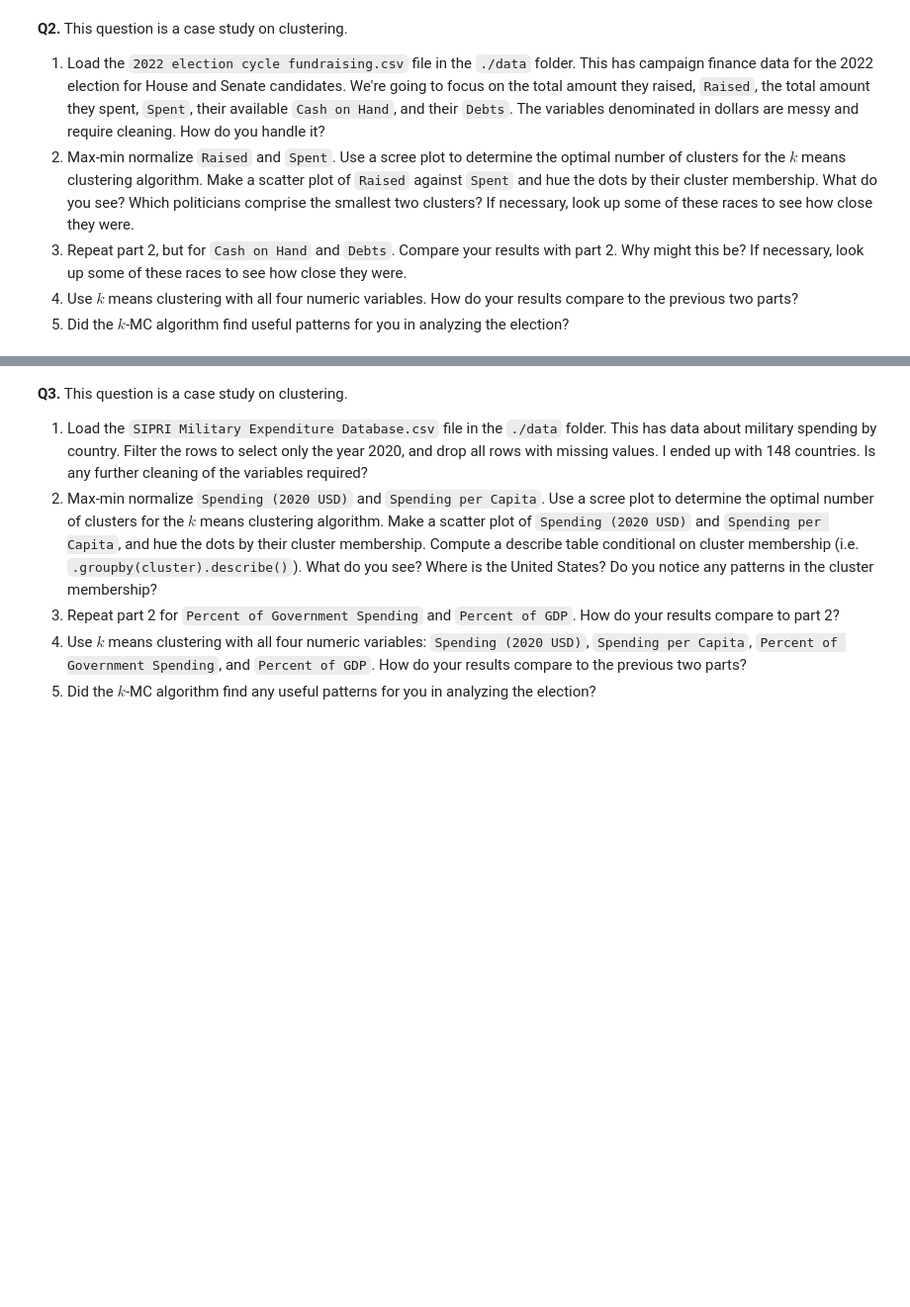
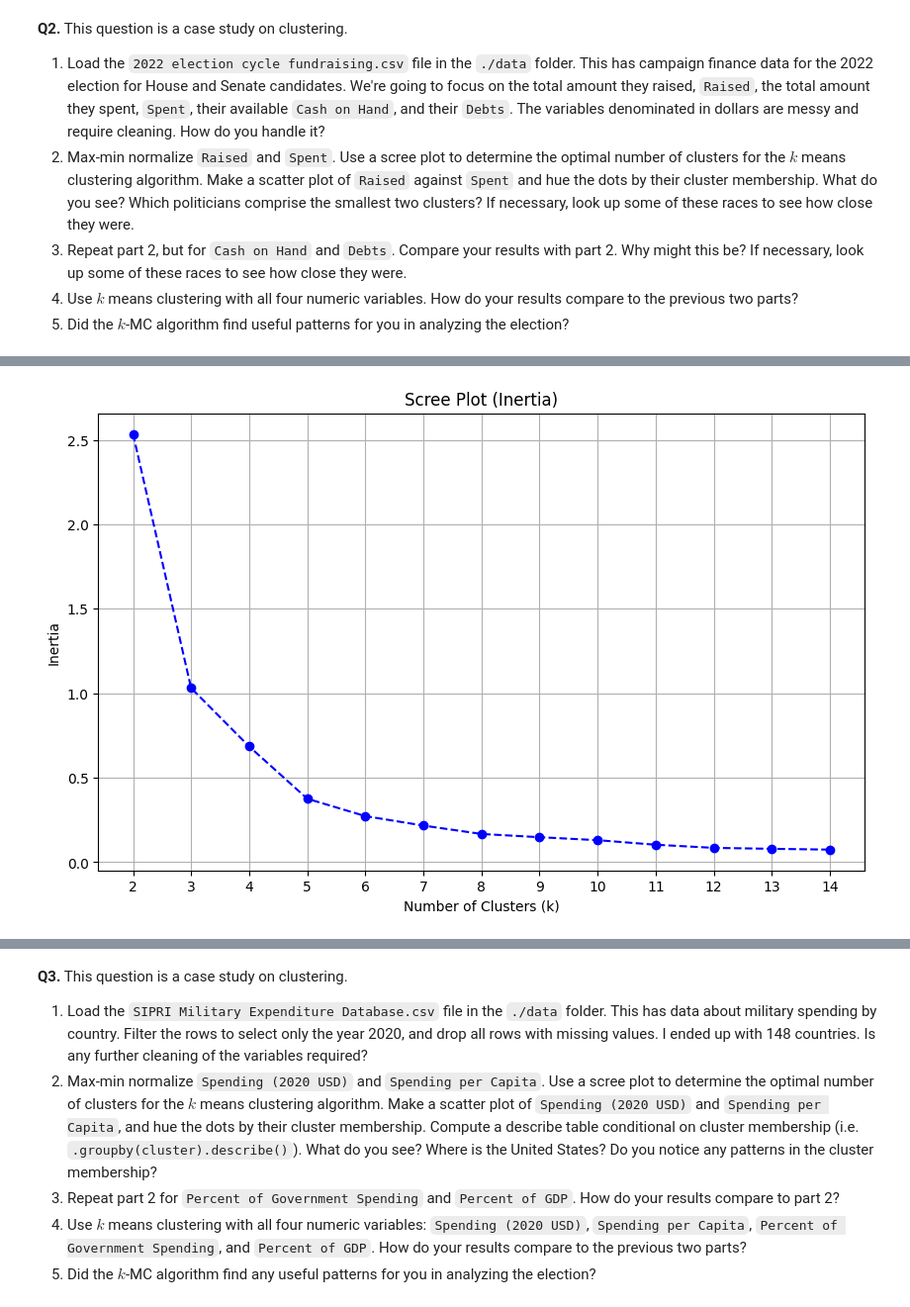
Before and after one commit to sutherlandn/clustering, a Jupyter notebook: assignment/assignment_clustering.ipynb, the cells around one changed output, grey strips where cells are left out. Shown at 99% size. Drawn from its saved outputs; the diff is of its cells as text; code cells hidden in the pictures; blank space fills up the shorter version.

```diff
--- a/assignment/assignment_clustering.ipynb
+++ b/assignment/assignment_clustering.ipynb
@@ -148,3 +141,14 @@ The elbow method is a way to determine the optimal number of clusters by seeing
 3. Repeat part 2, but for `Cash on Hand` and `Debts`. Compare your results with part 2. Why might this be? If necessary, look up some of these races to see how close they were.
 4. Use $k$ means clustering with all four numeric variables. How do your results compare to the previous two parts?
 5. Did the $k$-MC algorithm find useful patterns for you in analyzing the election?
+# %%
+#1
+df = pd.read_csv('/content/clustering/assignment/data/2022 election cycle fundraising.csv')
+def clean_money_columns(value):
+    return int(value.replace('$', '').replace(',', ''))
+df['Raised'] = df['Raised'].apply(clean_money_columns)
+df['Spent'] = df['Spent'].apply(clean_money_columns)
+df['Cash on Hand'] = df['Cash on Hand'].apply(clean_money_columns)
+df['Debts'] = df['Debts'].apply(clean_money_columns)
+
+df.head()
@@ -150,0 +162,32 @@ The elbow method is a way to determine the optimal number of clusters by seeing
+# %%
+#2
+import matplotlib.pyplot as plt
+from sklearn.preprocessing import MinMaxScaler
+from sklearn.cluster import KMeans
+from sklearn.metrics import silhouette_score
+
+# minmax scaling for 'Raised' and 'Spent'
+scaler = MinMaxScaler()
+df[['Raised', 'Spent']] = scaler.fit_transform(df[['Raised', 'Spent']])
+
+inertia = []
+silhouette_scores = []
+
+# try k's from 2 to 14
+for k in range(2, 15):
+    kmeans = KMeans(n_clusters=k, random_state=42)
+    kmeans.fit(df[['Raised', 'Spent']])
+    inertia.append(kmeans.inertia_)
+    silhouette_scores.append(silhouette_score(df[['Raised', 'Spent']], kmeans.labels_))
+
+# scree plot (inertia)
+plt.figure(figsize=(10, 6))
+plt.plot(range(2, 15), inertia, marker='o', linestyle='--', color='b', label='Inertia')
+plt.title('Scree Plot (Inertia)')
+plt.xlabel('Number of Clusters (k)')
+plt.ylabel('Inertia')
+plt.xticks(range(2, 15))
+plt.grid(True)
+plt.show()
+# %% [output]
+[figure, added]
```
Also changed, not shown: parts of 10 cells of this notebook.
